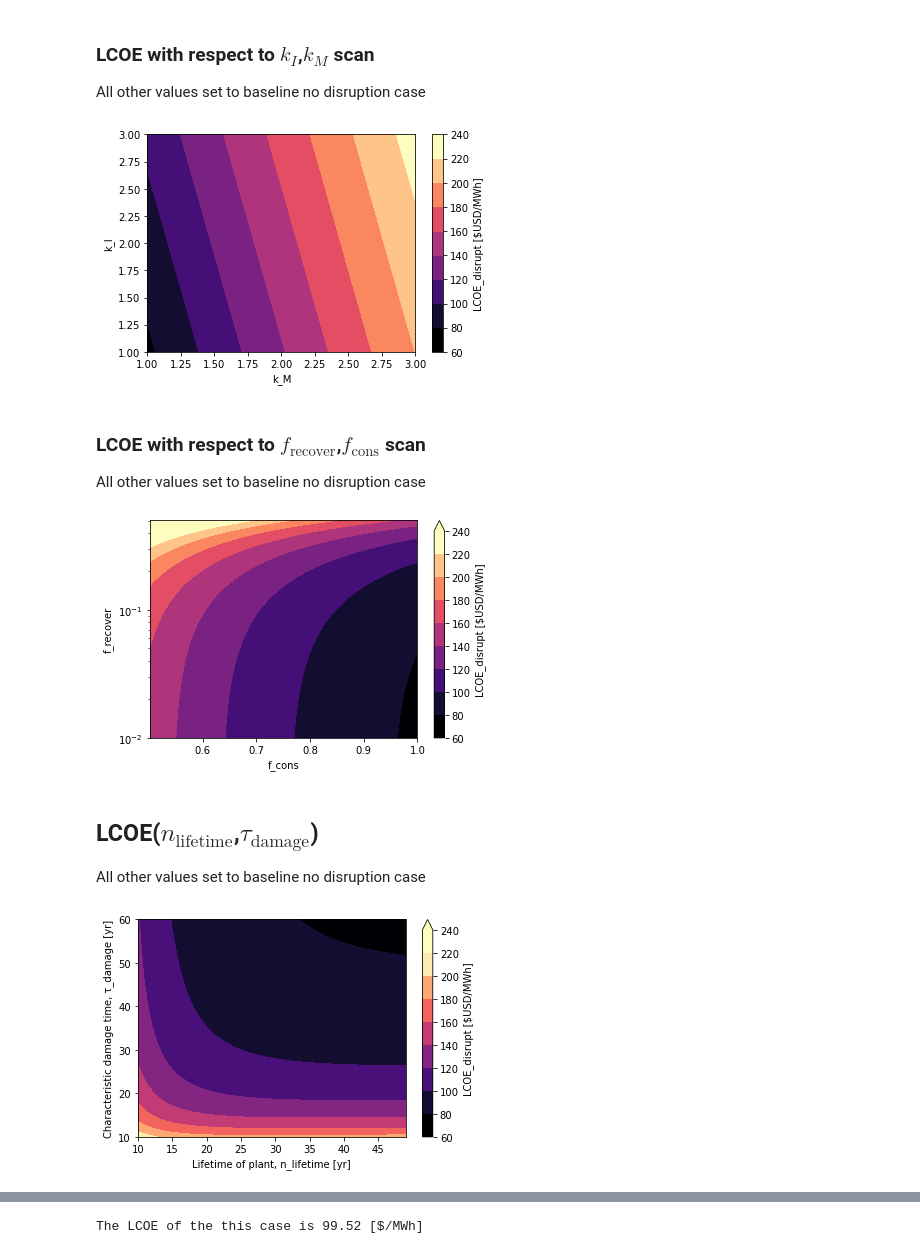
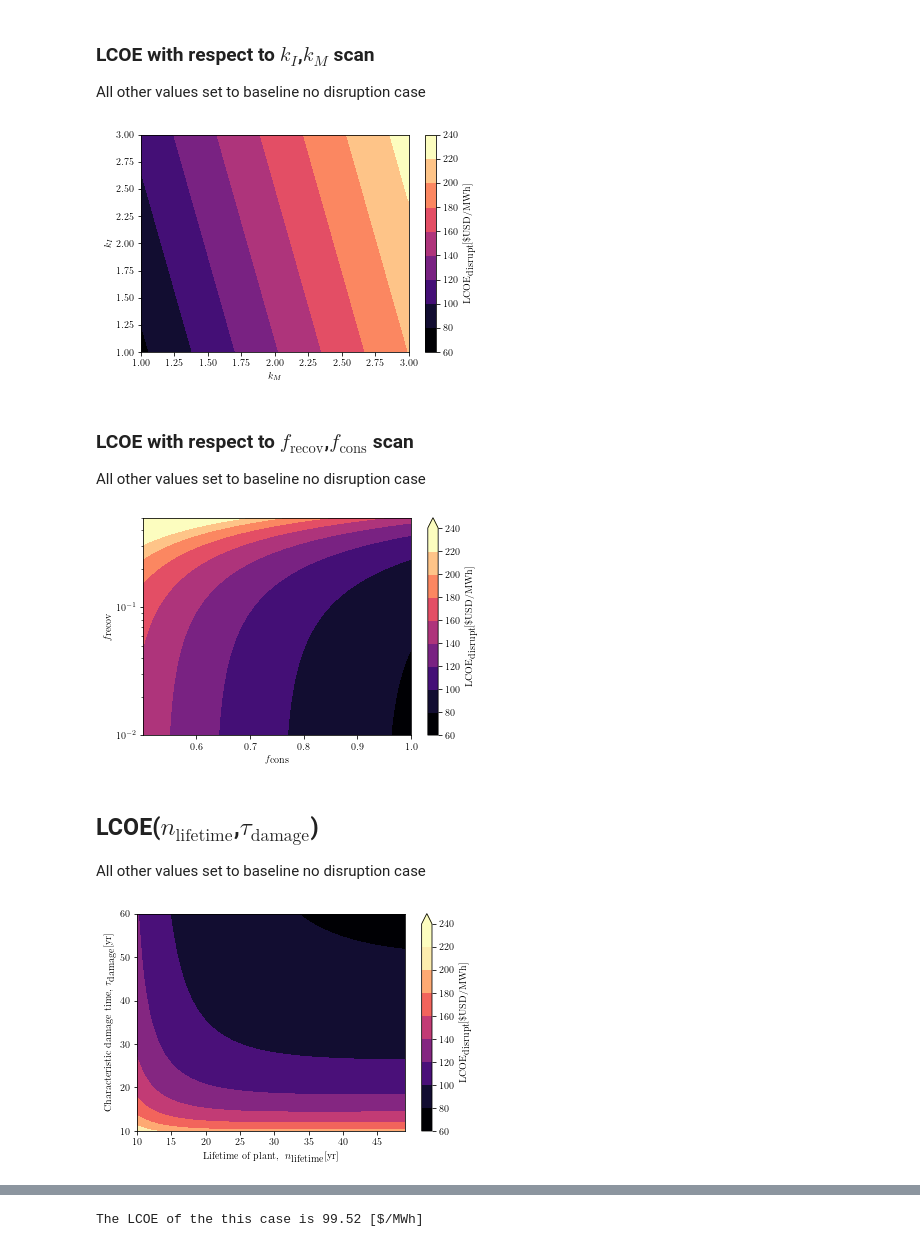
Before and after one commit to andrew-maris/disruptions-tokamak-economics, a Jupyter notebook: model_plots_data.ipynb, the cells around one changed output, grey strips where cells are left out. Drawn from its saved outputs; the diff is of its cells as text; code cells hidden in the pictures.

```diff
--- a/model_plots_data.ipynb
+++ b/model_plots_data.ipynb
@@ -29,8 +29,8 @@ import copy
 
 ################################
 # Settings
-save_data = False #If true, saves data to .npy files and plots to .png files in the respective directories
-render_LaTeX = False #If true, renders labels in plots using LaTeX
+save_data = True #If true, saves data to .npy files and plots to .png files in the respective directories
+render_LaTeX = True #If true, renders labels in plots using LaTeX
 if render_LaTeX:
     plt.rcParams['text.usetex'] = True
 
@@ -403,9 +408,9 @@ if save_data:
     np.save('Data/k_M_mesh.npy', k_M_mesh)
     np.save('Data/LCOE_k.npy', LCOE_k)
 # %% [output]
-[figure, old version]
+[figure, new version]
 # %% [markdown]
-### LCOE with respect to $f_{\textrm{recover}}$,$f_{\textrm{cons}}$ scan
+### LCOE with respect to $f_{\textrm{recov}}$,$f_{\textrm{cons}}$ scan
 All other values set to baseline no disruption case
 # %%
 #### Parameter range to scan
@@ -425,30 +430,30 @@ f_cons_mesh, f_recover_mesh, LCOE_f = scan_2d(f_cons_scan, f_recover_scan, scann
 # %%
 #Create contour plot and color bar
 ax=plt.contourf(f_cons_mesh,f_recover_mesh,LCOE_f,cmap='magma',norm=colors.Normalize(vmin=LCOE_k.min(), vmax=LCOE_k.max()),levels=cs.levels,extend='max')
 cbr= plt.colorbar()
 
 if render_LaTeX:
     #Add labels
     cbr.set_label(r'$\textrm{LCOE}_\textrm{disrupt} [\textrm{\$USD/MWh}]$')
     plt.xlabel(r'$f_{\textrm{cons}}$')
-    plt.ylabel(r'$f_{\textrm{recover}}$')
+    plt.ylabel(r'$f_{\textrm{recov}}$')
 else:
     #Add labels
     cbr.set_label('LCOE_disrupt [$USD/MWh]')
     plt.xlabel('f_cons')
-    plt.ylabel('f_recover')
+    plt.ylabel('f_recov')
 
 plt.yscale('log')
 plt.xscale('linear')
 
 #Save data from plot
 if save_data:
     plt.savefig('Plots/LCOE_f.png',dpi=200,bbox_inches='tight')
     np.save('Data/f_cons_mesh.npy', f_cons_scan)
     np.save('Data/f_recover_mesh.npy', f_recover_scan)
     np.save('Data/LCOE_f.npy', LCOE_f)
 # %% [output]
-[figure, old version]
+[figure, new version]
 # %% [markdown]
 ## LCOE($n_{\textrm{lifetime}}$,$\tau_{\textrm{damage}}$)
 All other values set to baseline no disruption case
@@ -489,7 +494,7 @@ if save_data:
     np.save('Data/tau_damage_mesh.npy', tau_damage_mesh)
     np.save('Data/LCOE_tau.npy', LCOE_tau)
 # %% [output]
-[figure, old version]
+[figure, new version]
 # %% [markdown]
 ### Example of \$100 per MWh tokamak power plant with disruptions
 
```
Also changed, not shown: parts of 12 cells of this notebook, 6 other files.
